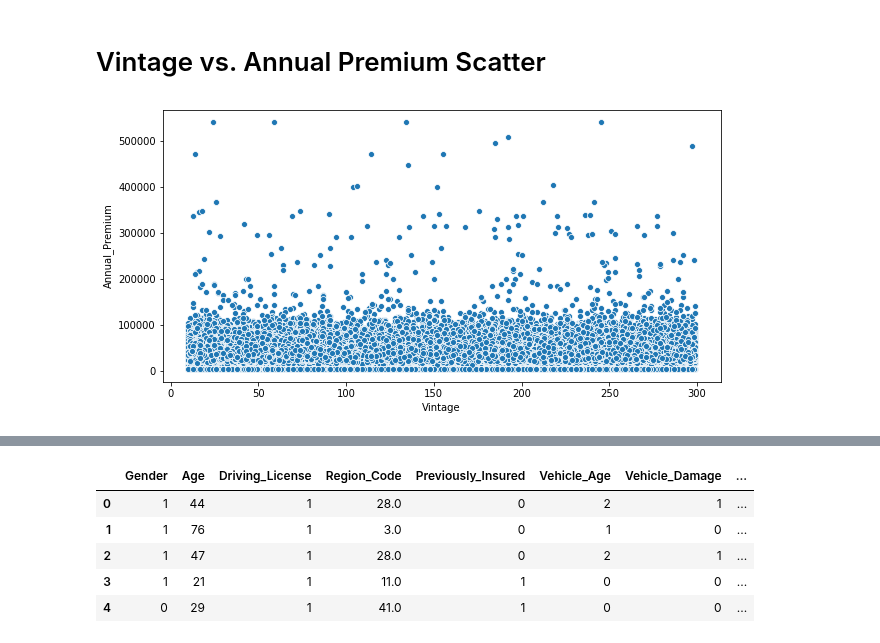
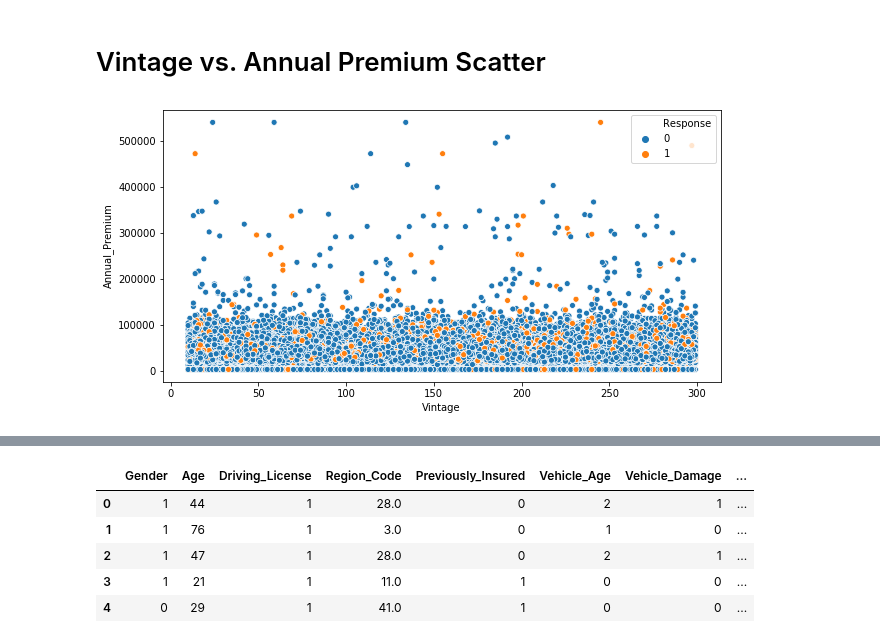
Before and after one commit to szerpa17/cross-sell-predictions, a Jupyter notebook: eda_viz.ipynb, the cells around one changed output, grey strips where cells are left out. Saved outputs shown, nothing was run; the diff lists cells and outputs as text; code cells hidden in the pictures.

```diff
--- a/eda_viz.ipynb
+++ b/eda_viz.ipynb
@@ -14,8 +15,8 @@ import os
 train_data = pd.read_csv(os.path.join("Resources", "customer_data.csv"))
 
 # create a reponse discription column with discriptions
-train_data["Response_Discription"] = train_data["Response"].replace({0: "0 - Not Interested", 1: "1 - Interested"})
-train_data["DL_Discription"] = train_data["Driving_License"].replace({0: "0 - No Driving License", 1: "1 - Driving License"})
+# train_data["Response_Discription"] = train_data["Response"].replace({0: "0 - Not Interested", 1: "1 - Interested"})
+# train_data["DL_Discription"] = train_data["Driving_License"].replace({0: "0 - No Driving License", 1: "1 - Driving License"})
 
 train_data.head()
 # %% [output]
@@ -86 +81,9 @@ DL_Discription           object
 dtype: object
+# %%
+# create dataframe for EDA
+eda_data = pd.DataFrame(train_data)
+
+eda_data["Response_Discription"] = train_data["Response"].replace({0: "0 - Not Interested", 1: "1 - Interested"})
+eda_data["DL_Discription"] = train_data["Driving_License"].replace({0: "0 - No Driving License", 1: "1 - Driving License"})
+
+eda_data.head()
@@ -146,9 +162,9 @@ bins = [0, 30, 40, 50, 60, 70, 100]
 group_names = ["20 to 29", "30 to 39", "40 to 49", "50 to 59", "60 to 69", "70+"]
 
 # add bin column to dataframe
-train_data["Age_Group"] = pd.cut(train_data["Age"], bins, labels=group_names, include_lowest=True)
+eda_data["Age_Group"] = pd.cut(eda_data["Age"], bins, labels=group_names, include_lowest=True)
 
-age_pivot = train_data.pivot_table(index=["Age_Group"], columns=["Response_Discription"],values="id",aggfunc='count')
+age_pivot = eda_data.pivot_table(index=["Age_Group"], columns=["Response_Discription"],values="id",aggfunc='count')
 
 age_pivot
 # %% [output]
@@ -250,10 +282,10 @@ bins = [0, 90, 183, 500]
 group_names = ["Under 90 Days", "3 to 6 Months", "Over 6 Months"]
 
 # add bin column to dataframe
-train_data["Vintage_Group"] = pd.cut(train_data["Vintage"], bins, labels=group_names, include_lowest=True)
+eda_data["Vintage_Group"] = pd.cut(eda_data["Vintage"], bins, labels=group_names, include_lowest=True)
 
 # reorganize columns
-vintage_df = train_data[['Vintage', 'Vintage_Group', 'Response_Discription','id']]
+vintage_df = eda_data[['Vintage', 'Vintage_Group', 'Response_Discription','id']]
 vintage_df.head()
 # %% [output]
 |  | Vintage | Vintage_Group | Response_Discription | id |
@@ -282,9 +314,7 @@ plt.savefig('images/vintage_subplots')
 # Vintage vs. Annual Premium Scatter
 # %%
 plt.subplots(figsize=(10, 5))
-
-sb.scatterplot(x=train_data['Vintage'],y=train_data['Annual_Premium'])
-
+sb.scatterplot(x=eda_data['Vintage'],y=eda_data['Annual_Premium'], hue=eda_data['Response'])
 plt.savefig('images/vintage_annual_premium_scatter')
 # %% [output]
-[figure, old version]
+[figure, new version]
```
Also changed, not shown: parts of 27 cells of this notebook.
